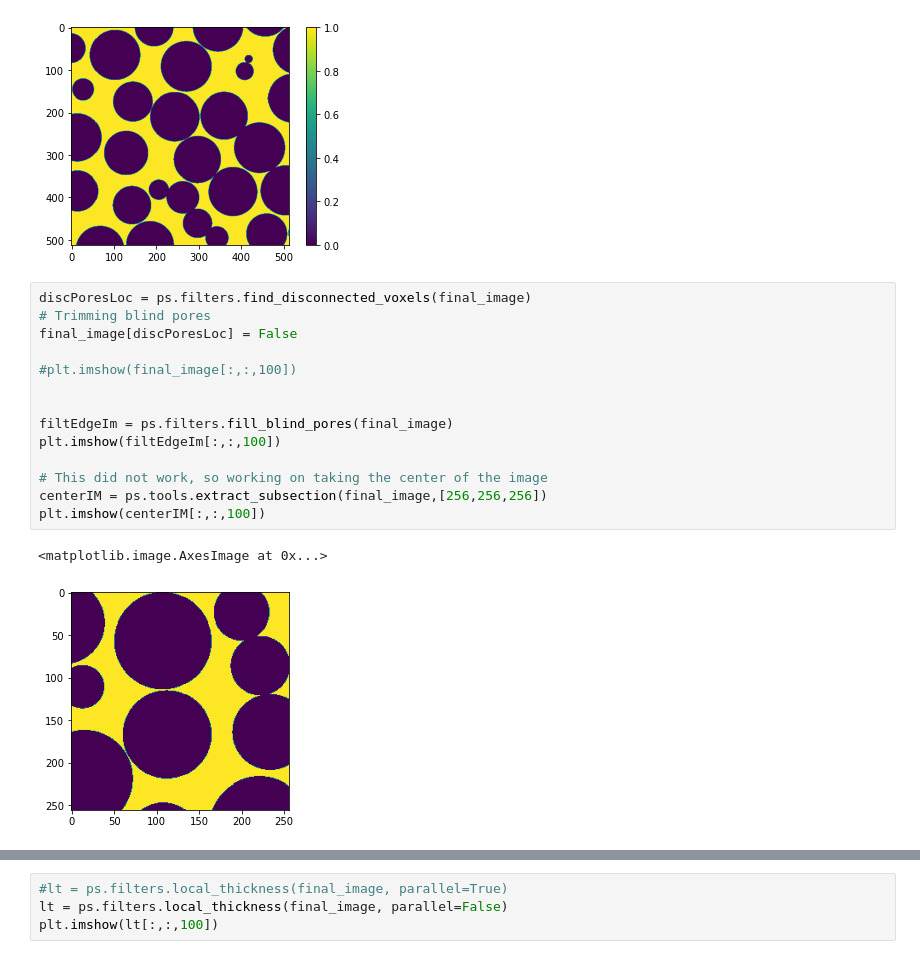
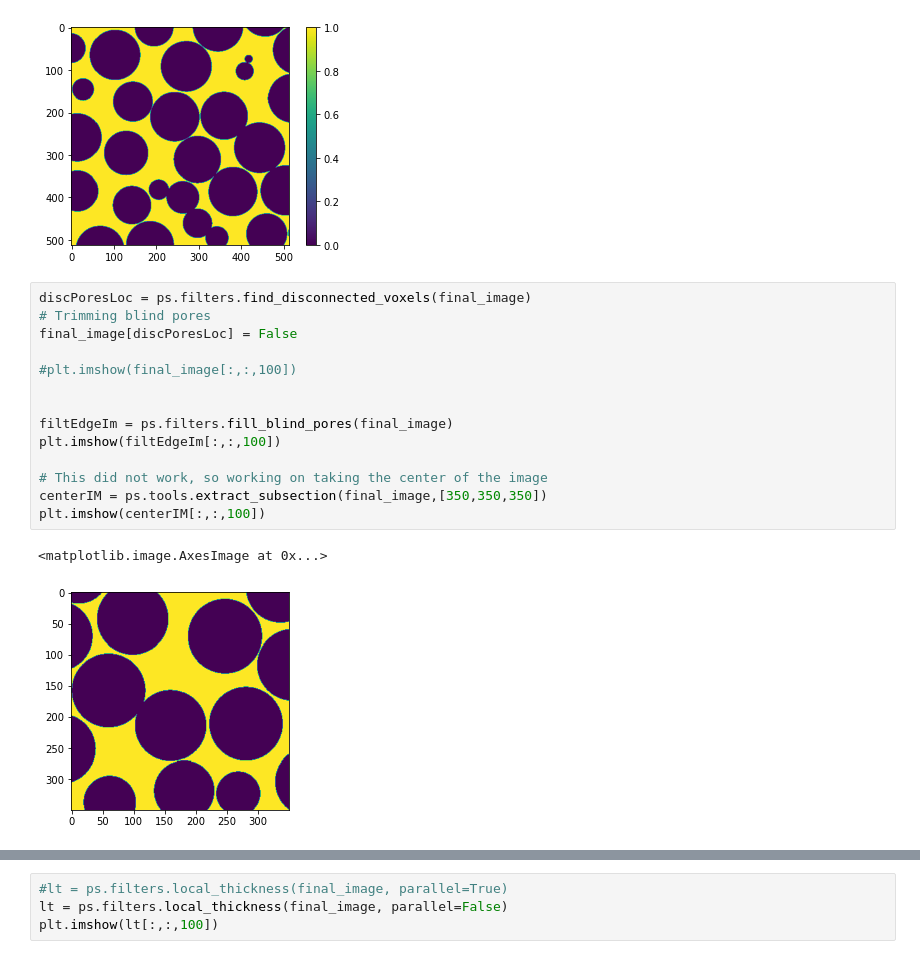
Before and after one commit to akkendrick/LABMOPS, a Jupyter notebook: digitalSampAnalysis.ipynb, the cells around one changed output, grey strips where cells are left out. Saved outputs shown, nothing was run; the diff lists cells and outputs as text.

```diff
--- a/digitalSampAnalysis.ipynb
+++ b/digitalSampAnalysis.ipynb
@@ -21,17 +20,17 @@ plt.colorbar()
 # %%
 discPoresLoc = ps.filters.find_disconnected_voxels(final_image)
 # Trimming blind pores
 final_image[discPoresLoc] = False
 
 #plt.imshow(final_image[:,:,100])
 
 
 filtEdgeIm = ps.filters.fill_blind_pores(final_image)
 plt.imshow(filtEdgeIm[:,:,100])
 
 # This did not work, so working on taking the center of the image
-centerIM = ps.tools.extract_subsection(final_image,[256,256,256])
+centerIM = ps.tools.extract_subsection(final_image,[350,350,350])
 plt.imshow(centerIM[:,:,100])
 # %% [output]
 <matplotlib.image.AxesImage at 0x...>
-[figure, old version]
+[figure, new version]
```
Also changed, not shown: parts of 6 cells of this notebook.
